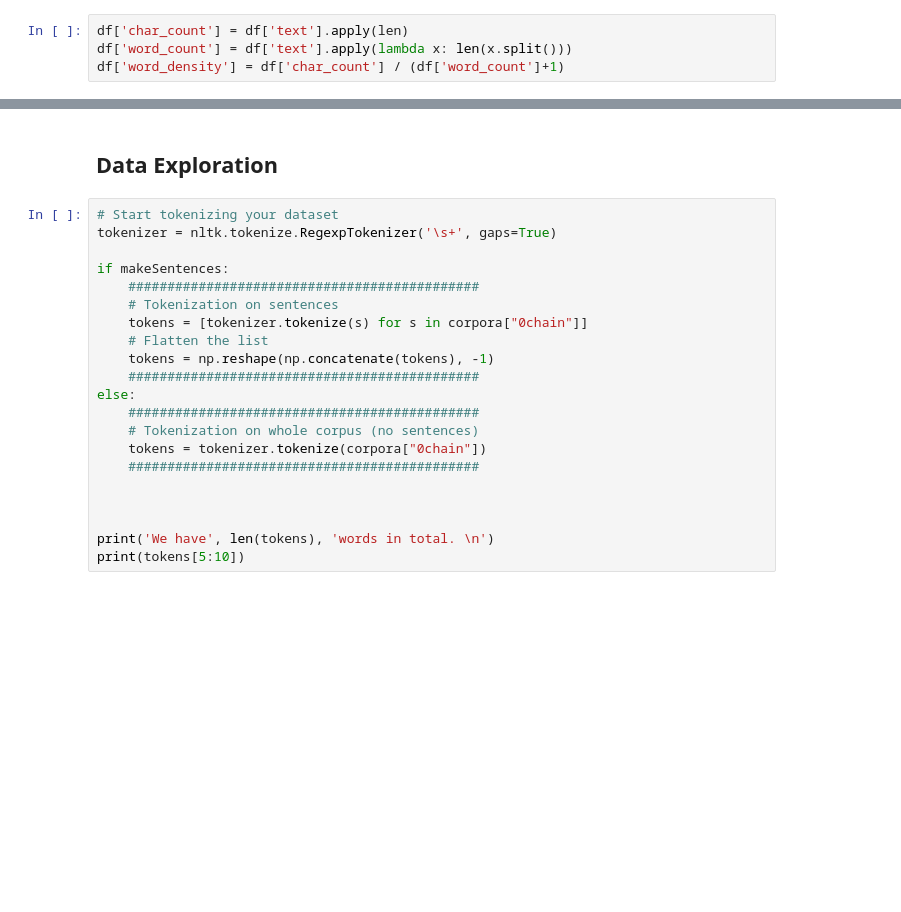
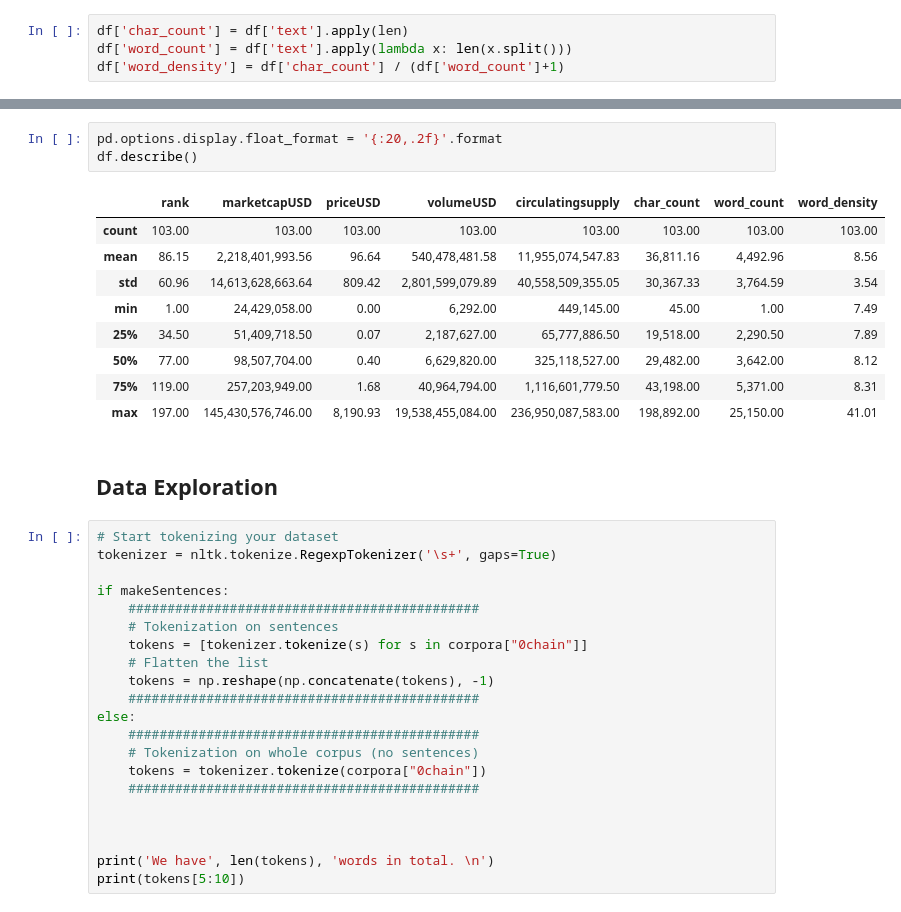
Before and after one commit to luisdiegocm/HWR_DataScience_Project, a Jupyter notebook: notebooks/0- Exploration.ipynb, the cells around one changed output, grey strips where cells are left out. Saved outputs shown, nothing was run; the diff lists cells and outputs as text; blank space fills up the shorter version.

```diff
--- a/notebooks/0- Exploration.ipynb
+++ b/notebooks/0- Exploration.ipynb
@@ -206,3 +198,16 @@ df.describe()
+# %%
+pd.options.display.float_format = '{:20,.2f}'.format
+df.describe()
+# %% [output]
+|  | rank | marketcapUSD | priceUSD | volumeUSD | circulatingsupply | char_count | word_count | word_density |
+| count | 103.00 | 103.00 | 103.00 | 103.00 | 103.00 | 103.00 | 103.00 | 103.00 |
+| mean | 86.15 | 2,218,401,993.56 | 96.64 | 540,478,481.58 | 11,955,074,547.83 | 36,811.16 | 4,492.96 | 8.56 |
+| std | 60.96 | 14,613,628,663.64 | 809.42 | 2,801,599,079.89 | 40,558,509,355.05 | 30,367.33 | 3,764.59 | 3.54 |
+| min | 1.00 | 24,429,058.00 | 0.00 | 6,292.00 | 449,145.00 | 45.00 | 1.00 | 7.49 |
+| 25% | 34.50 | 51,409,718.50 | 0.07 | 2,187,627.00 | 65,777,886.50 | 19,518.00 | 2,290.50 | 7.89 |
+| 50% | 77.00 | 98,507,704.00 | 0.40 | 6,629,820.00 | 325,118,527.00 | 29,482.00 | 3,642.00 | 8.12 |
+| 75% | 119.00 | 257,203,949.00 | 1.68 | 40,964,794.00 | 1,116,601,779.50 | 43,198.00 | 5,371.00 | 8.31 |
+| max | 197.00 | 145,430,576,746.00 | 8,190.93 | 19,538,455,084.00 | 236,950,087,583.00 | 198,892.00 | 25,150.00 | 41.01 |
 # %% [markdown]
 ## Data Exploration
 # %%
```
Also changed, not shown: parts of 3 cells of this notebook.
